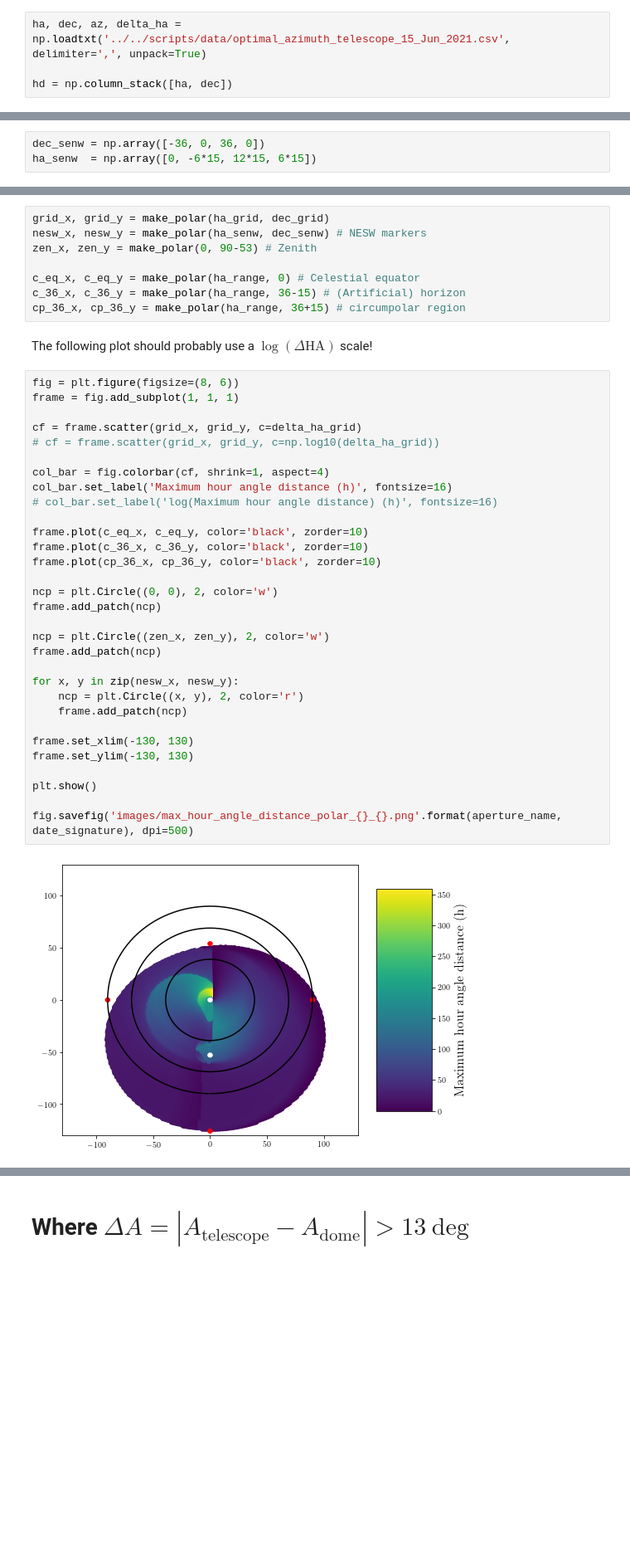
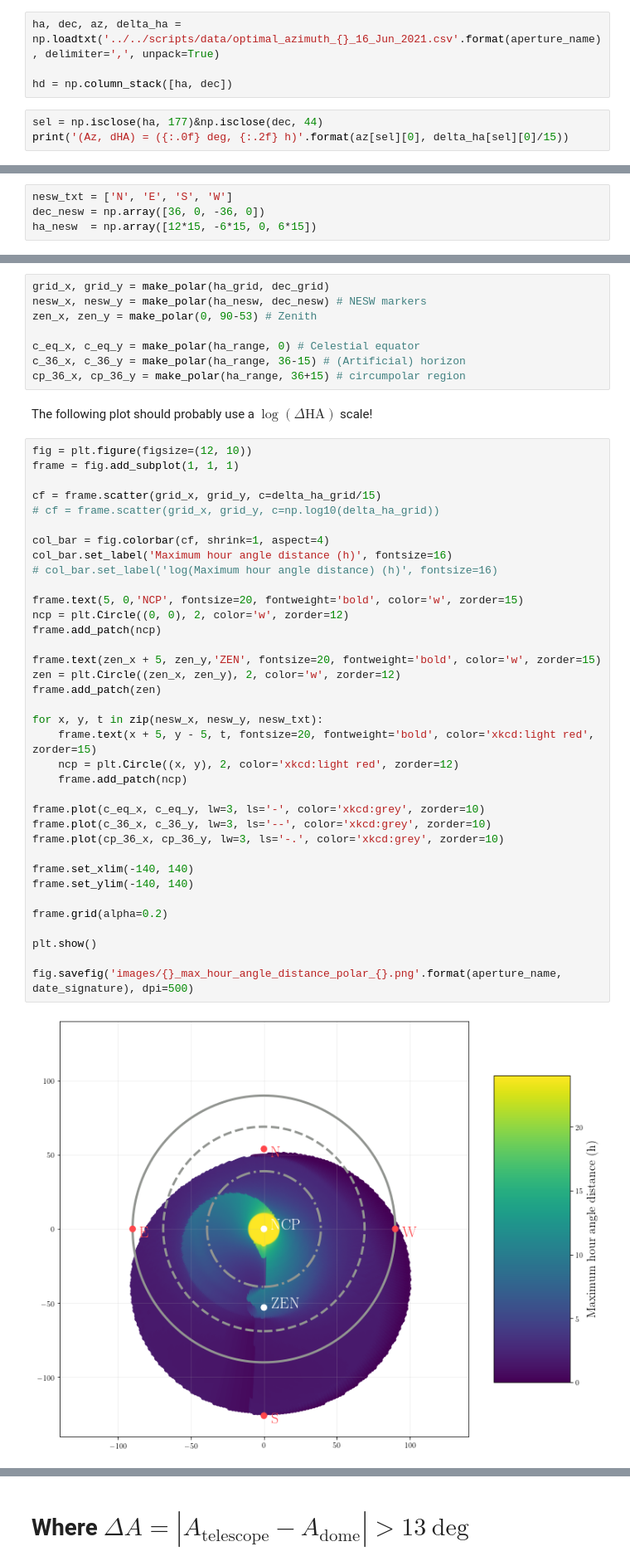
Before and after one commit to mickveldhuis/bsc-project, a Jupyter notebook: notebooks/analysis/optimal_azimuth_visualisation_shiny_edition.ipynb, the cells around one changed output, grey strips where cells are left out. Shown: that part at 83% size. Cells and saved outputs as stored; diff of their text form; blank space fills up the shorter version.

```diff
--- a/notebooks/analysis/optimal_azimuth_visualisation_shiny_edition.ipynb
+++ b/notebooks/analysis/optimal_azimuth_visualisation_shiny_edition.ipynb
@@ -25,6 +28,9 @@ aperture_name = 'telescope'
 # %% [markdown]
 Load the data: HA (deg), Dec (deg), dome azimuth (deg), $\Delta$HA (the maximum hour angle distance; in hours).
 # %%
-ha, dec, az, delta_ha = np.loadtxt('../../scripts/data/optimal_azimuth_telescope_15_Jun_2021.csv', delimiter=',', unpack=True)
+ha, dec, az, delta_ha = np.loadtxt('../../scripts/data/optimal_azimuth_{}_16_Jun_2021.csv'.format(aperture_name), delimiter=',', unpack=True)
 
 hd = np.column_stack([ha, dec])
+# %%
+sel = np.isclose(ha, 177)&np.isclose(dec, 44)
+print('(Az, dHA) = ({:.0f} deg, {:.2f} h)'.format(az[sel][0], delta_ha[sel][0]/15))
@@ -112,6 +124,7 @@ fig.savefig('images/max_hour_angle_distance_{}_{}.png'.format(aperture_name, dat
 # %%
-dec_senw = np.array([-36, 0, 36, 0])
-ha_senw  = np.array([0, -6*15, 12*15, 6*15])
+nesw_txt = ['N', 'E', 'S', 'W']
+dec_nesw = np.array([36, 0, -36, 0])
+ha_nesw  = np.array([12*15, -6*15, 0, 6*15])
 # %%
 def make_polar(h, d):
     r = 90 - d
@@ -121,7 +134,7 @@ def make_polar(h, d):
     return x, y
 # %%
 grid_x, grid_y = make_polar(ha_grid, dec_grid)
-nesw_x, nesw_y = make_polar(ha_senw, dec_senw) # NESW markers
+nesw_x, nesw_y = make_polar(ha_nesw, dec_nesw) # NESW markers
 zen_x, zen_y = make_polar(0, 90-53) # Zenith
 
 c_eq_x, c_eq_y = make_polar(ha_range, 0) # Celestial equator
@@ -130,36 +143,41 @@ cp_36_x, cp_36_y = make_polar(ha_range, 36+15) # circumpolar region
 # %% [markdown]
 The following plot should probably use a $\log(\Delta\text{HA})$ scale!
 # %%
-fig = plt.figure(figsize=(8, 6))
+fig = plt.figure(figsize=(12, 10))
 frame = fig.add_subplot(1, 1, 1)
 
-cf = frame.scatter(grid_x, grid_y, c=delta_ha_grid)
+cf = frame.scatter(grid_x, grid_y, c=delta_ha_grid/15)
 # cf = frame.scatter(grid_x, grid_y, c=np.log10(delta_ha_grid))
 
 col_bar = fig.colorbar(cf, shrink=1, aspect=4)
 col_bar.set_label('Maximum hour angle distance (h)', fontsize=16)
 # col_bar.set_label('log(Maximum hour angle distance) (h)', fontsize=16)
 
-frame.plot(c_eq_x, c_eq_y, color='black', zorder=10)
-frame.plot(c_36_x, c_36_y, color='black', zorder=10)
-frame.plot(cp_36_x, cp_36_y, color='black', zorder=10)
-
-ncp = plt.Circle((0, 0), 2, color='w')
+frame.text(5, 0,'NCP', fontsize=20, fontweight='bold', color='w', zorder=15)
+ncp = plt.Circle((0, 0), 2, color='w', zorder=12)
 frame.add_patch(ncp)
 
-ncp = plt.Circle((zen_x, zen_y), 2, color='w')
-frame.add_patch(ncp)
+frame.text(zen_x + 5, zen_y,'ZEN', fontsize=20, fontweight='bold', color='w', zorder=15)
+zen = plt.Circle((zen_x, zen_y), 2, color='w', zorder=12)
+frame.add_patch(zen)
 
-for x, y in zip(nesw_x, nesw_y):
-    ncp = plt.Circle((x, y), 2, color='r')
+for x, y, t in zip(nesw_x, nesw_y, nesw_txt):
+    frame.text(x + 5, y - 5, t, fontsize=20, fontweight='bold', color='xkcd:light red', zorder=15)
+    ncp = plt.Circle((x, y), 2, color='xkcd:light red', zorder=12)
     frame.add_patch(ncp)
 
-frame.set_xlim(-130, 130)
-frame.set_ylim(-130, 130)
+frame.plot(c_eq_x, c_eq_y, lw=3, ls='-', color='xkcd:grey', zorder=10)
+frame.plot(c_36_x, c_36_y, lw=3, ls='--', color='xkcd:grey', zorder=10)
+frame.plot(cp_36_x, cp_36_y, lw=3, ls='-.', color='xkcd:grey', zorder=10)
+
+frame.set_xlim(-140, 140)
+frame.set_ylim(-140, 140)
+
+frame.grid(alpha=0.2)
 
 plt.show()
 
-fig.savefig('images/max_hour_angle_distance_polar_{}_{}.png'.format(aperture_name, date_signature), dpi=500)
+fig.savefig('images/{}_max_hour_angle_distance_polar_{}.png'.format(aperture_name, date_signature), dpi=500)
 # %% [output]
-[figure, old version]
+[figure, new version]
 # %%
```
Also changed, not shown: parts of 17 cells of this notebook, 23 other files.
